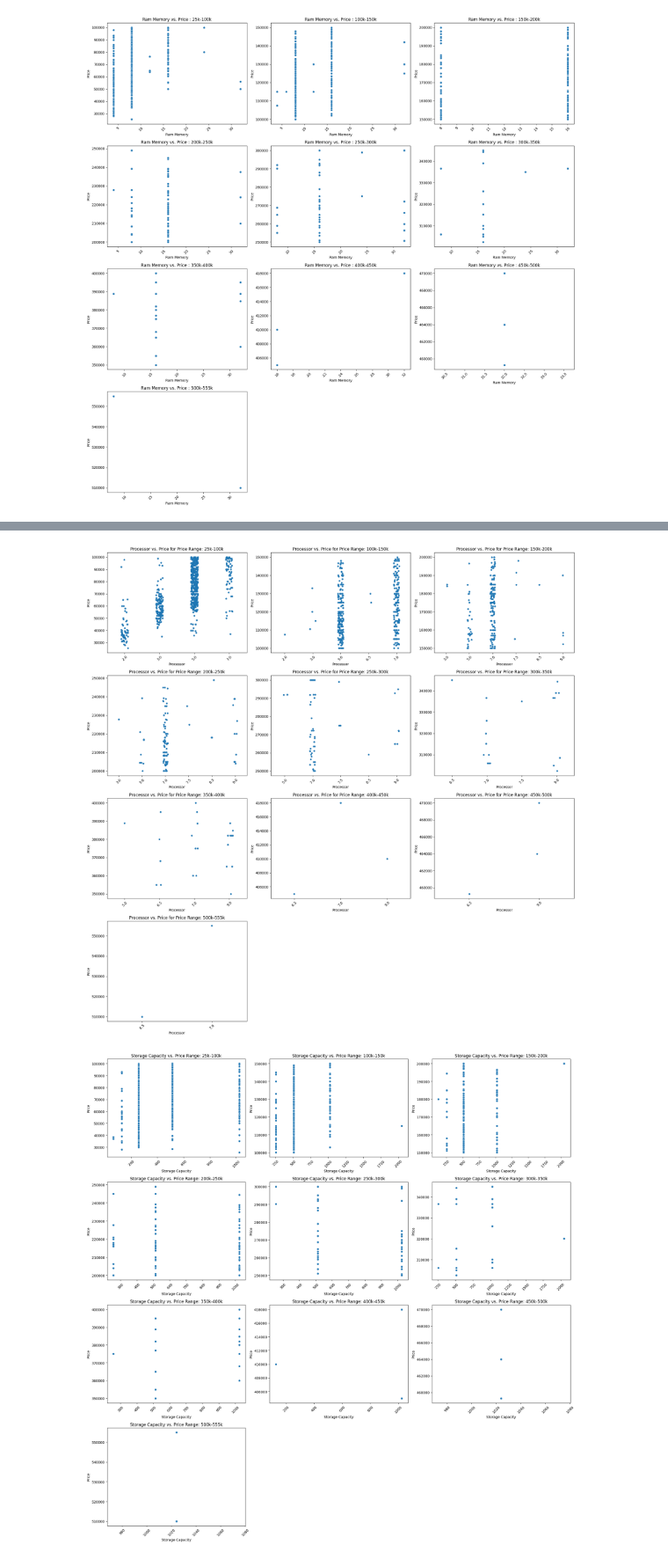
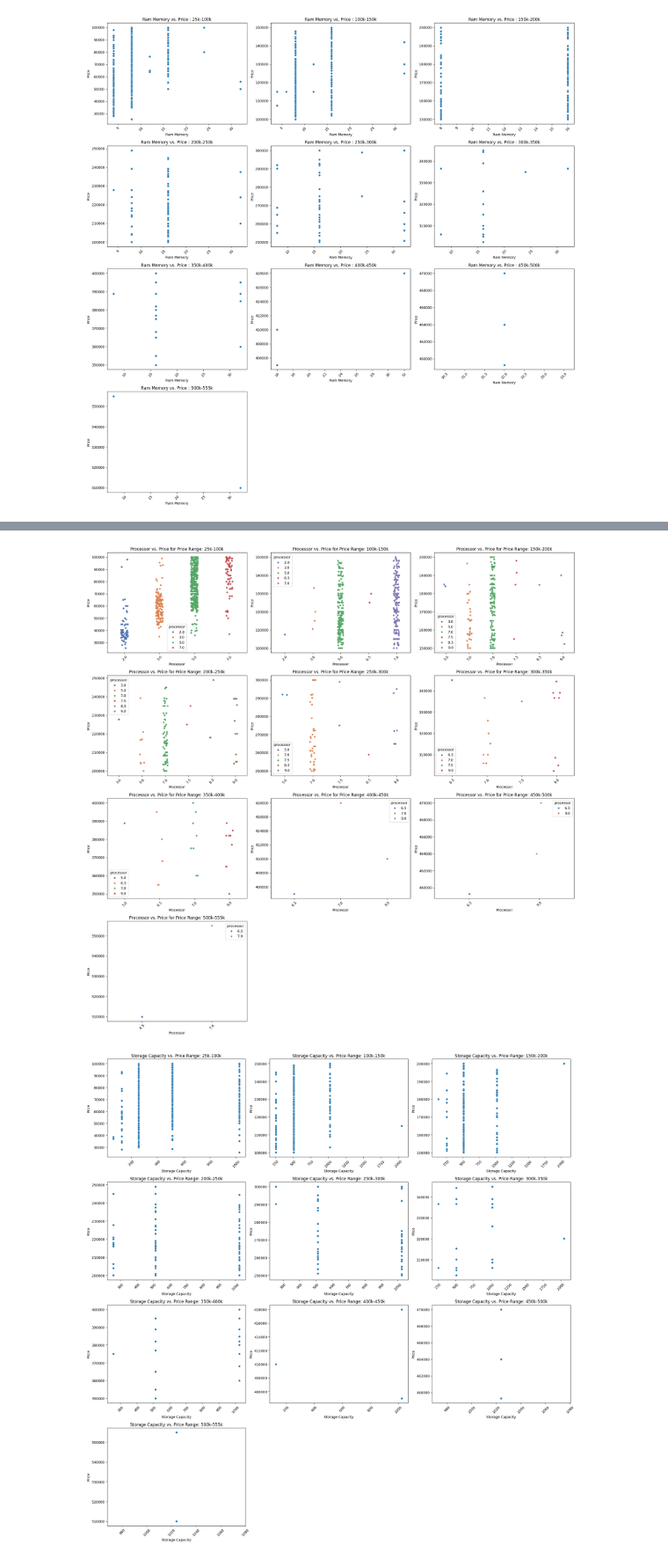
Before and after one commit to xrhahelry/DS-MiniProject, a Jupyter notebook: analysis_Yajjyu.ipynb, the cells around one changed output, grey strips where cells are left out. Shown at 88% size. Cells and saved outputs as stored; diff of their text form; code cells hidden in the pictures.

```diff
--- a/analysis_Yajjyu.ipynb
+++ b/analysis_Yajjyu.ipynb
@@ -263,33 +263,0 @@ plt.show()
-# %%
-# Group by the 'brand' column
-grouped = laptop.groupby('brand')
-
-# Number of brands
-num_brands = len(grouped)
-
-# Number of columns per row
-cols_per_row = 3
-
-# Number of rows needed
-num_rows = int(np.ceil(num_brands / cols_per_row))
-
-# Create subplots
-fig, axes = plt.subplots(num_rows, cols_per_row, figsize=(20, 5 * num_rows))
-
-# Flatten the axes array for easy iteration
-axes = axes.flatten()
-
-# Loop through each brand group and create a histogram for the 'price' column
-for i, (brand, group) in enumerate(grouped):
-    sns.histplot(data=group, x='price', bins=20, color='skyblue', kde=True, ax=axes[i])
-    axes[i].set_title(f'Histogram of Price for {brand}')
-    axes[i].set_xlabel('Price')
-    axes[i].set_ylabel('Frequency')
-
-# Remove any unused subplots
-for j in range(i + 1, len(axes)):
-    fig.delaxes(axes[j])
-
-# Adjust layout
-plt.tight_layout()
-plt.show()
@@ -362,35 +363,35 @@ plt.show()
 cols_per_row = 3
 
 # Number of rows needed
 num_rows = int(np.ceil(num_price_ranges / cols_per_row))
 
 # Create subplots
 fig, axes = plt.subplots(num_rows, cols_per_row, figsize=(20, 5 * num_rows))
 
 # Flatten the axes array for easy iteration
 axes = axes.flatten()
 
 # Plot scatter plots for each price range category
 for i, label in enumerate(price_labels):
     subset = laptop[laptop['price_range'] == label]
     if not subset.empty:
-        sns.stripplot(data=subset, x='processor', y='price', ax=axes[i])
+        sns.stripplot(data=subset, x='processor', y='price', ax=axes[i], hue='processor', palette='deep')
         axes[i].set_title(f'Processor vs. Price for Price Range: {label}')
         axes[i].set_xlabel('Processor')
         axes[i].set_ylabel('Price')
         axes[i].tick_params(axis='x', rotation=45)  # Rotate x-axis labels for better readability
     else:
         fig.delaxes(axes[i])
 
 # Remove any unused subplots
 for j in range(i + 1, len(axes)):
     fig.delaxes(axes[j])
 
 # Adjust layout
 plt.tight_layout()
 plt.show()
 # %% [output]
-[figure, old version]
+[figure, new version]
 # %%
 # Number of columns per row
 cols_per_row = 3
```
Also changed, not shown: parts of 6 cells of this notebook.
